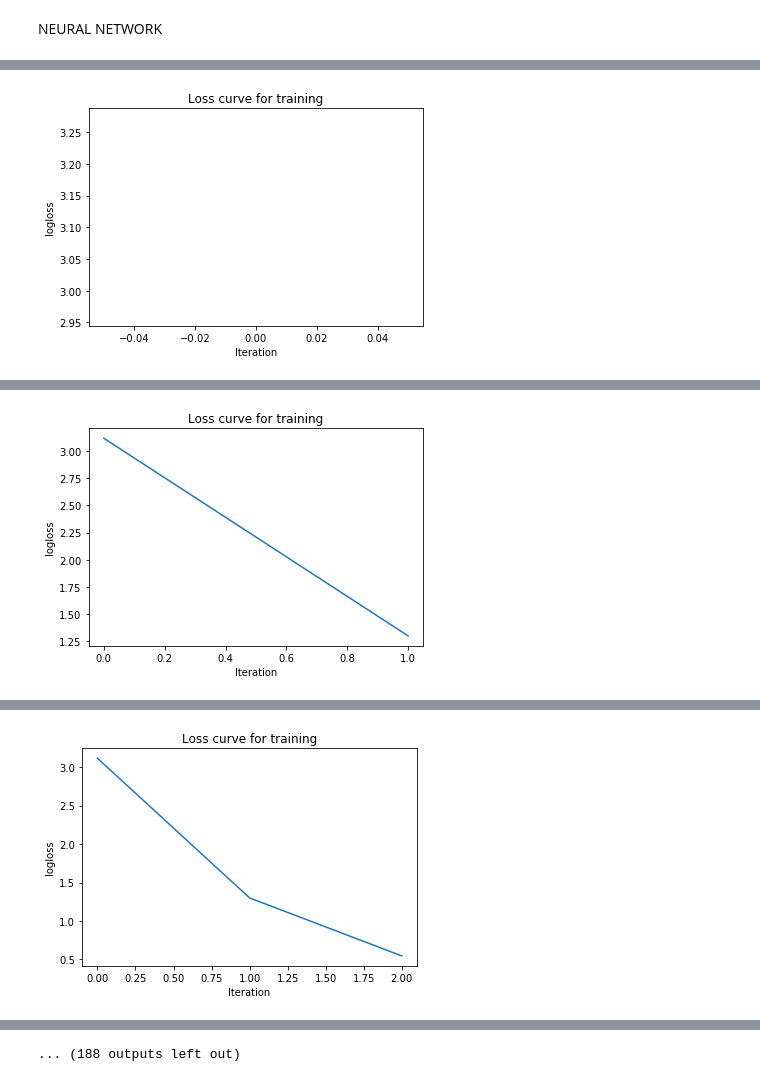
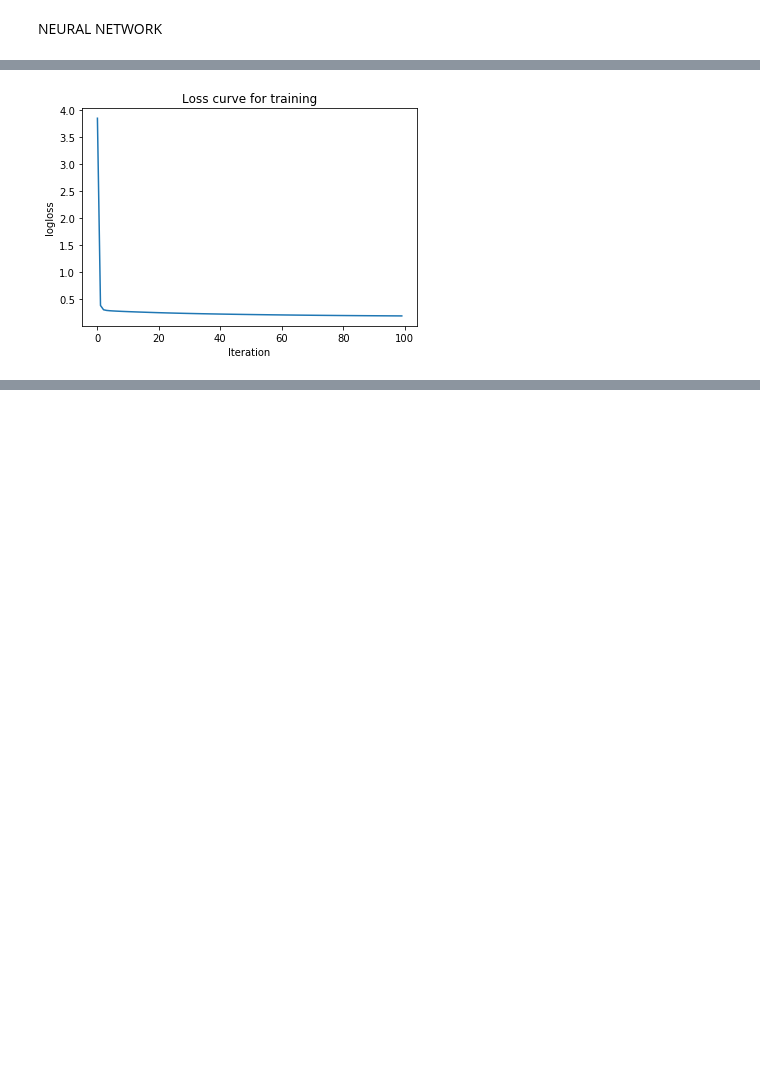
Before and after one commit to BL4CKDUDE/ML-Data-Analysis-Assignment-, a Jupyter notebook: ML Assignment/NeuralNetwork.ipynb, the cells around one changed output, grey strips where cells are left out. Saved outputs shown, nothing was run; the diff lists cells and outputs as text; code cells hidden in the pictures; blank space fills up the shorter version.

```diff
--- a/ML Assignment/NeuralNetwork.ipynb
+++ b/ML Assignment/NeuralNetwork.ipynb
@@ -158,10 +141,6 @@ X_validation, X_testing, Y_validation_label, Y_testing_label = train_test_split(
 
 #standardize the dataset
 
-sc = preprocessing.StandardScaler()
-sc.fit(X_training)
-X_training = sc.transform(X_training)
-X_testing = sc.transform(X_testing)
 print("----------------------------------------------")
 print("Shape of training data: ",X_training.shape)
 print("Shape of training label: ",Y_training_label.shape)
@@ -292,8 +271,8 @@ class NeuralNet():
                 yhat, loss = self.forward_propagation()
                 self.back_prop(yhat)
                 self.loss.append(loss)
-                print("predicted values = \n",np.round(yhat))
-                self.plot_loss()
+
+            return yhat
 
 
         def predict(self, X):
@@ -313,9 +292,65 @@ class NeuralNet():
             plt.title("Loss curve for training")
             plt.show()
 
+        def confusion_mat(self, actual, predicted):
+            cm = confusion_matrix(actual,np.round(predicted))
+            print("confusion matrix")
+            print("--------")
+            print("|" + str(cm[0][0]) + " | " + str(cm[0][1]) + "|")
+            print("|" + str(cm[1][0]) + " | " + str(cm[1][1]) + "|")
+            print ("--------")
+
+
+
+        def normalize(self, arr):
+            new_arr = []
+            threshold = 0.5 # our threshold for rounding
+
+            #convert values to 0 = not accepted and 1 = accepted
+
+            for i in arr: #loop through label data
+                if i < threshold:
+                    i = 0 #set to 0
+                    new_arr.append(i) #store updated values
+
+                else:
+                    i = 1  #otherwise set to 1
+                    new_arr.append(i) #store updated values
+            new_arr = np.array(new_arr)
+            return new_arr
+
+        def print_values(self, actual, predicted):
+
+            for i in range(1,len(actual)):
+                print("Predicted values : :{}".format(predicted[i]) + " | " + "Actual values : :{}".format(actual[i][0]))
+
+
+
 NN = NeuralNet()
+
+
+
 print('Training.............................................')
-NN.fit(X_training,Y_training_label)
-print('done training........................................')
+yhat = NN.fit(X_training,Y_training_label)
+yhat = NN.normalize(yhat)
+NN.confusion_mat(Y_training_label,yhat)
+print("accuracy: :{}".format(accuracy_score(Y_training_label,yhat)*100) +"%")
+NN.plot_loss()
+
+
+print('Validation.............................................')
+yhat = NN.fit(X_validation,Y_validation_label)
+yhat = NN.normalize(yhat)
+NN.confusion_mat(Y_validation_label,yhat)
+print("accuracy: :{}".format(accuracy_score(Y_validation_label,yhat)*100) +"%")
+
+
+
+print('Testing.............................................')
+yhat = NN.fit(X_testing,Y_testing_label)
+yhat = NN.normalize(yhat)
+NN.confusion_mat(Y_testing_label,yhat)
+NN.print_values(Y_testing_label,yhat)
+print("accuracy: :{}".format(accuracy_score(Y_testing_label,yhat)*100) +"%")
 # %% [output]
 Training.............................................
@@ -338 +363 @@ predicted values =
-[figure, old version]
+[figure, new version]
@@ -356 +380,0 @@ predicted values =
-[figure, removed]
@@ -374 +380,0 @@ predicted values =
-[figure, removed]
@@ -429 +380,0 @@ predicted values =
-... (188 outputs left out)
```
Also changed, not shown: parts of 3 cells of this notebook.
